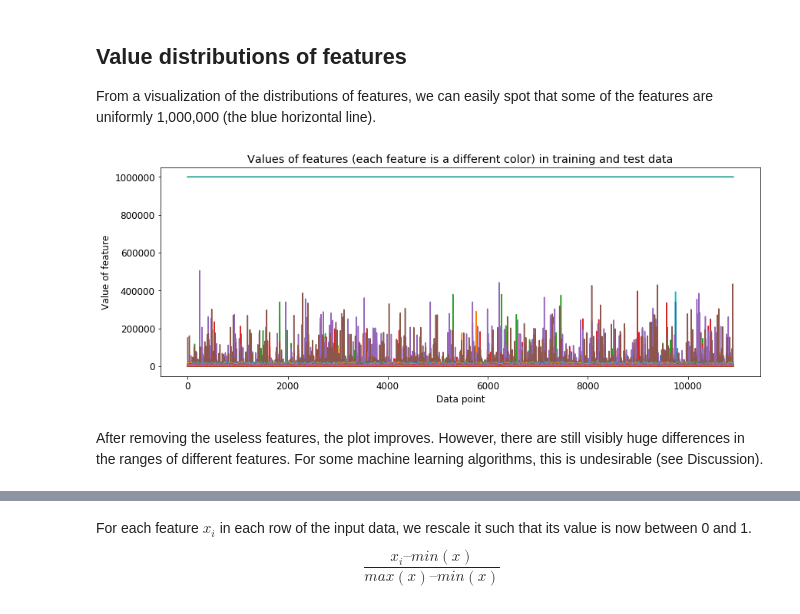
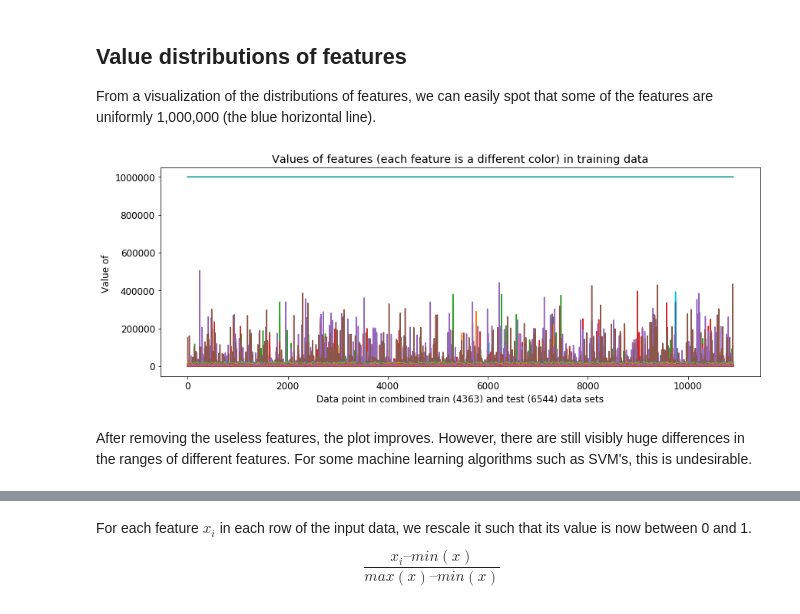
Before and after one commit to christabella/music-genre-classification, a Jupyter notebook: Report.ipynb, the cells around one changed output, grey strips where cells are left out. Drawn from its saved outputs; the diff is of its cells as text; code cells hidden in the pictures.

```diff
--- a/Report.ipynb
+++ b/Report.ipynb
@@ -187,11 +185,11 @@ From a visualization of the distributions of features, we can easily spot that s
 # %%
 num_train_data, num_features = train_data_df.shape
 indices = list(range(num_features))
 for i in indices:
     plt.plot(all_data_df[i].values)
-plt.xlabel("Data point")
-plt.ylabel("Value of feature")
-plt.title("Values of features (each feature is a different color) in training and test data")
+plt.xlabel("Data point in combined train (4363) and test (6544) data sets")
+plt.ylabel("Value of ")
+plt.title("Values of features (each feature is a different color) in training data")
 plt.show()
 # %% [output]
-[figure, old version]
+[figure, new version]
@@ -198,2 +198,2 @@ plt.show()
 # %% [markdown]
-After removing the useless features, the plot improves. However, there are still visibly huge differences in the ranges of different features. For some machine learning algorithms, this is undesirable (see Discussion).
+After removing the useless features, the plot improves. However, there are still visibly huge differences in the ranges of different features. For some machine learning algorithms such as SVM's, this is undesirable.
```
Also changed, not shown: parts of 23 cells of this notebook.
